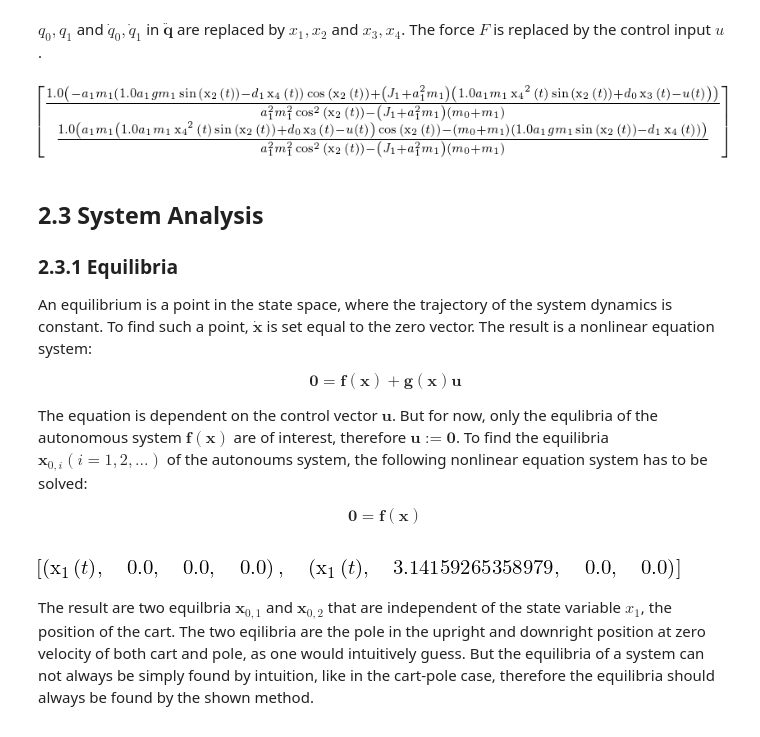
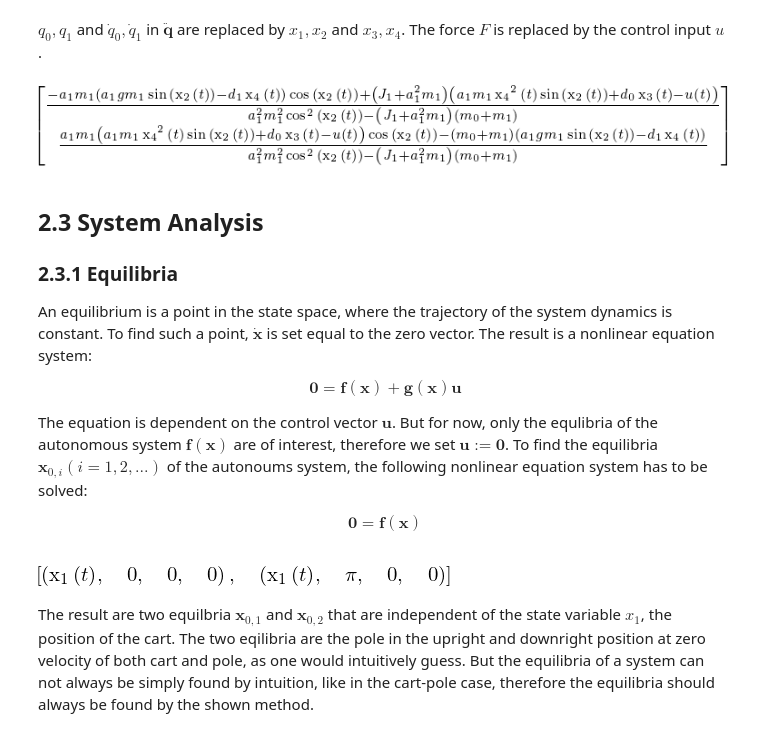
Before and after one commit to TUD-RST/pytutorials, a Jupyter notebook: 03-Jupyter-Notebook-And-SymPy/sim/01_notebook.ipynb, the cells around one changed output. Cells and saved outputs as stored; diff of their text form; code cells hidden in the pictures.

```diff
--- a/03-Jupyter-Notebook-And-SymPy/sim/01_notebook.ipynb
+++ b/03-Jupyter-Notebook-And-SymPy/sim/01_notebook.ipynb
@@ -93,6 +93,6 @@ dp0, dp1
 ### 2.1.3 Kinetic energy $T$
 The total kinetic energy of the system $T$ can be found by the sum of the kinetic energies $T_0$ and $T_1$ of the rigid bodies.
 # %%
-T0 = 0.5 * m0 * (dp0.T*dp0)[0]
+T0 = m0/2*(dp0.T*dp0)[0]
 T0
 # %% [output]
@@ -100,4 +100,4 @@ T0
 # %%
-T1 = 0.5 * m1 * (dp1.T*dp1)[0] + 0.5 * J1 * dq1_t**2
+T1 = (m1*(dp1.T*dp1)[0] + J1*dq1_t**2)/2
 T1
 # %% [output]
@@ -197,6 +197,6 @@ The matrix is always symmetric and invertible. Therefore an equation for $\ddot{
 \end{align}
 # %%
 q_zeros = [(ddq0_t, 0), (ddq1_t, 0)]
-ddq = M**-1 * -Eq.subs(q_zeros)
+ddq = M.inv() * -Eq.subs(q_zeros)
 ddq
 # %% [output]
@@ -244,11 +244,11 @@ ddq = ddq.subs(xu_subs)
 ddq = sp.simplify(ddq)
 ddq
 # %% [output]
-[figure, old version]
+[figure, new version]
 # %%
 dx_t = sp.Matrix([x3_t, x4_t, ddq[0], ddq[1]])
-f = dx_t.subs([(u_t, 0)])
-g = (dx_t-f)/u_t
+ff = dx_t.subs([(u_t, 0)])
+gg = dx_t.diff(u_t)
 # %% [markdown]
 ## 2.3 System Analysis
 ### 2.3.1 Equilibria
@@ -256,13 +256,13 @@ An equilibrium is a point in the state space, where the trajectory of the system
 \begin{align}
 \mathbf{0} = \mathbf{f}(\mathbf{x}) + \mathbf{g}(\mathbf{x})\mathbf{u}
 \end{align}
-The equation is dependent on the control vector $\mathbf{u}$. But for now, only the equlibria of the autonomous system $\mathbf{f}(\mathbf{x})$ are of interest, therefore $\mathbf{u}:= \mathbf{0}$.
+The equation is dependent on the control vector $\mathbf{u}$. But for now, only the equlibria of the autonomous system $\mathbf{f}(\mathbf{x})$ are of interest, therefore we set $\mathbf{u}:= \mathbf{0}$.
 To find the equilibria $\mathbf{x}_{0,i}(i = 1,2,...)$ of the autonoums system, the following nonlinear equation system has to be solved:
 \begin{align}
 \mathbf{0} = \mathbf{f}(\mathbf{x})
 \end{align}
 # %%
-x0 = sp.solve(f,x_t)
+x0 = sp.solve(ff, x_t)
 x0
 # %% [output]
-[figure, old version]
+[figure, new version]
```
Also changed, not shown: parts of 58 cells of this notebook, 2 other files.
